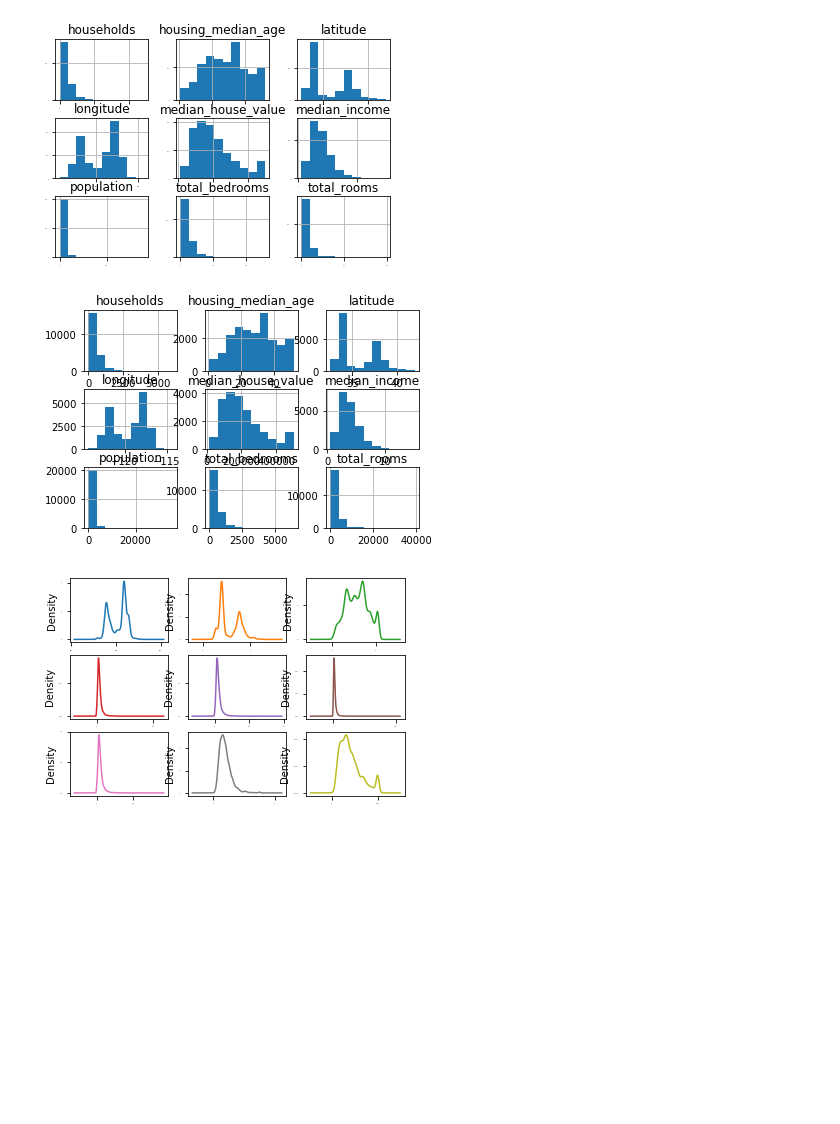
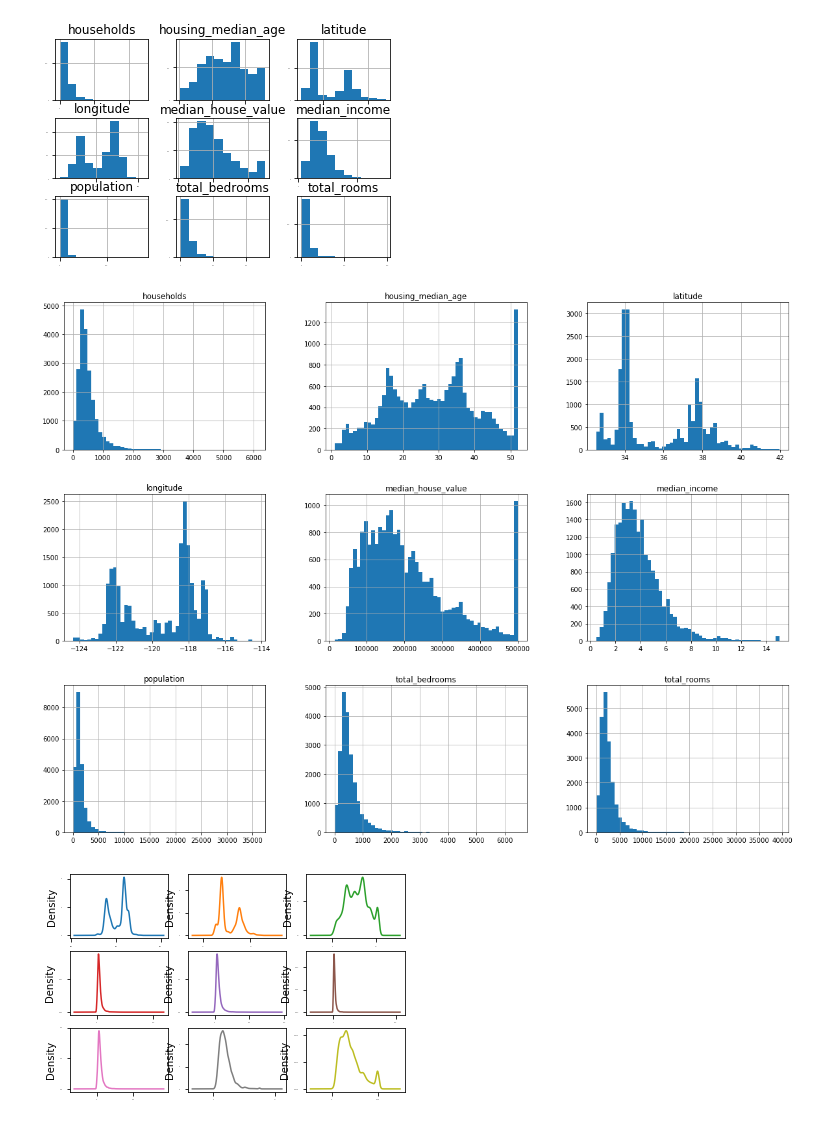
Before and after one commit to marcelomiky/python_code, a Jupyter notebook: scikit-learn/tcc/california-housing-prices.ipynb, the cells around one changed output. Cells and saved outputs as stored; diff of their text form; code cells hidden in the pictures; blank space fills up the shorter version.

```diff
--- a/scikit-learn/tcc/california-housing-prices.ipynb
+++ b/scikit-learn/tcc/california-housing-prices.ipynb
@@ -314,12 +334,15 @@ plt.show()
 # os parâmetros sharex, sharey, xlabelsize e ylabelsize aqui são apenas para dispor melhor os gráficos...
 # %% [output]
 [figure]
-# %%
-# ...senão ficam um tanto ilegíveis:
-df.hist()
-plt.show()
-# %% [output]
-[figure, removed]
+# %%
+# Outro modo com mais detalhes:
+
+%matplotlib inline
+df.hist(bins=50, figsize=(20,15))
+# save_fig("attribute_histogram_plots")
+plt.show()
+# %% [output]
+[figure, added]
 # %%
 # exibir a densidade
 
```
Also changed, not shown: parts of 71 cells of this notebook.
